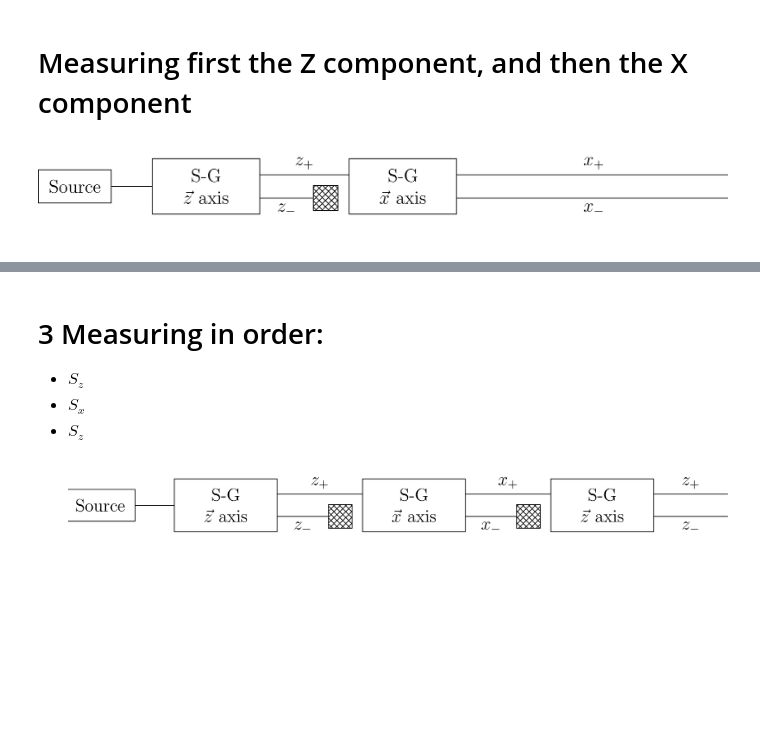
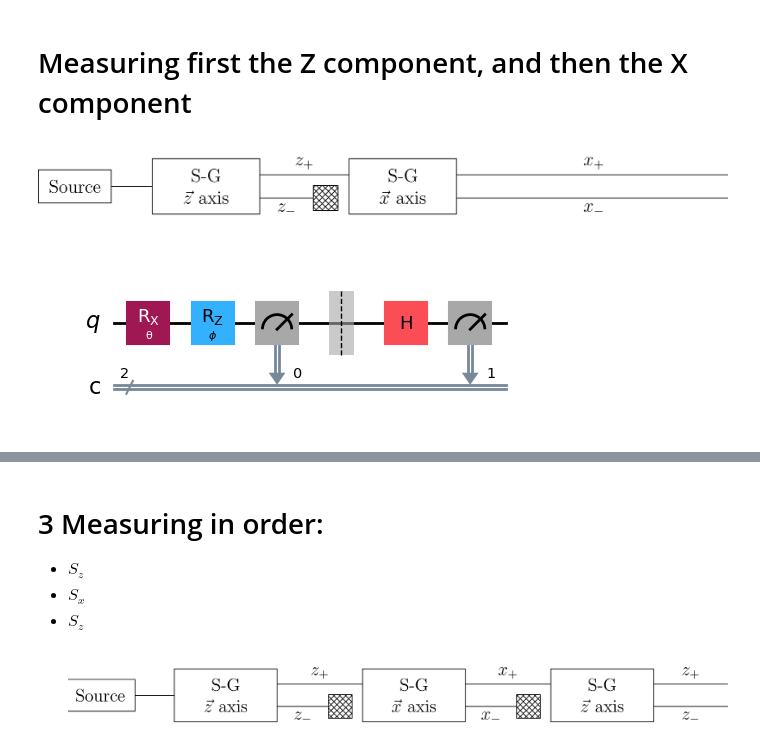
Before and after one commit to valdo92/QC_PSL_week, a Jupyter notebook: Lecture 1/01_2_Stern_Gerlach.ipynb, the cells around one changed output, grey strips where cells are left out. Cells and saved outputs as stored; diff of their text form; code cells hidden in the pictures; blank space fills up the shorter version.

```diff
--- a/Lecture 1/01_2_Stern_Gerlach.ipynb
+++ b/Lecture 1/01_2_Stern_Gerlach.ipynb
@@ -206,0 +239,28 @@ qc.draw('mpl')
+# %%
+# Build such circuit
+#step 2: random initial state and 2 Z measurements
+
+theta = Parameter("θ")
+phi = Parameter("$\phi$")
+
+# Define registers
+qr = QuantumRegister(1, 'q')
+cr = ClassicalRegister(2, 'c')
+qc = QuantumCircuit(qr, cr)
+
+
+# Initial quantum state is always considered to be |0⟩
+# Apply random rotations to get a random circuit
+qc.rx(theta, 0)
+qc.rz(phi, 0)
+
+# Measure
+qc.measure(0,0)
+
+# Second measurement
+qc.barrier(0,0)
+qc.h(0)
+qc.measure(0,1)
+qc.draw('mpl')
+# %% [output]
+[figure, added]
```
Also changed, not shown: parts of 31 cells of this notebook.
